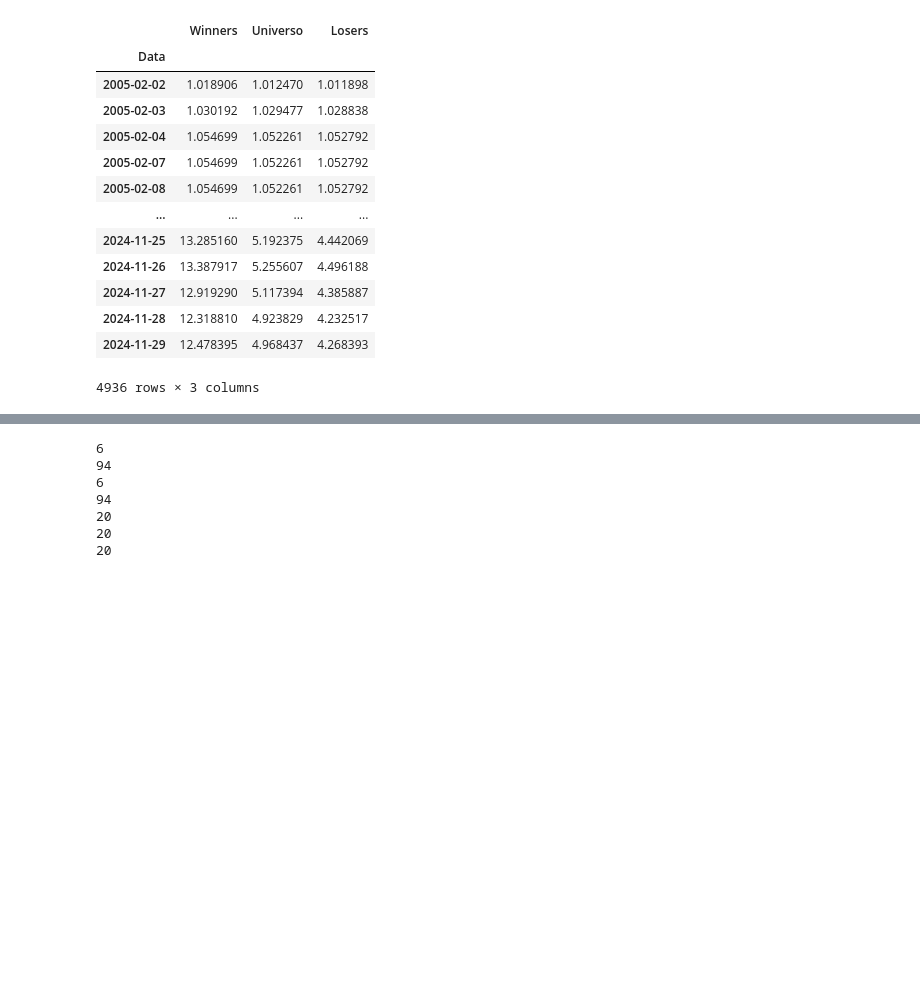
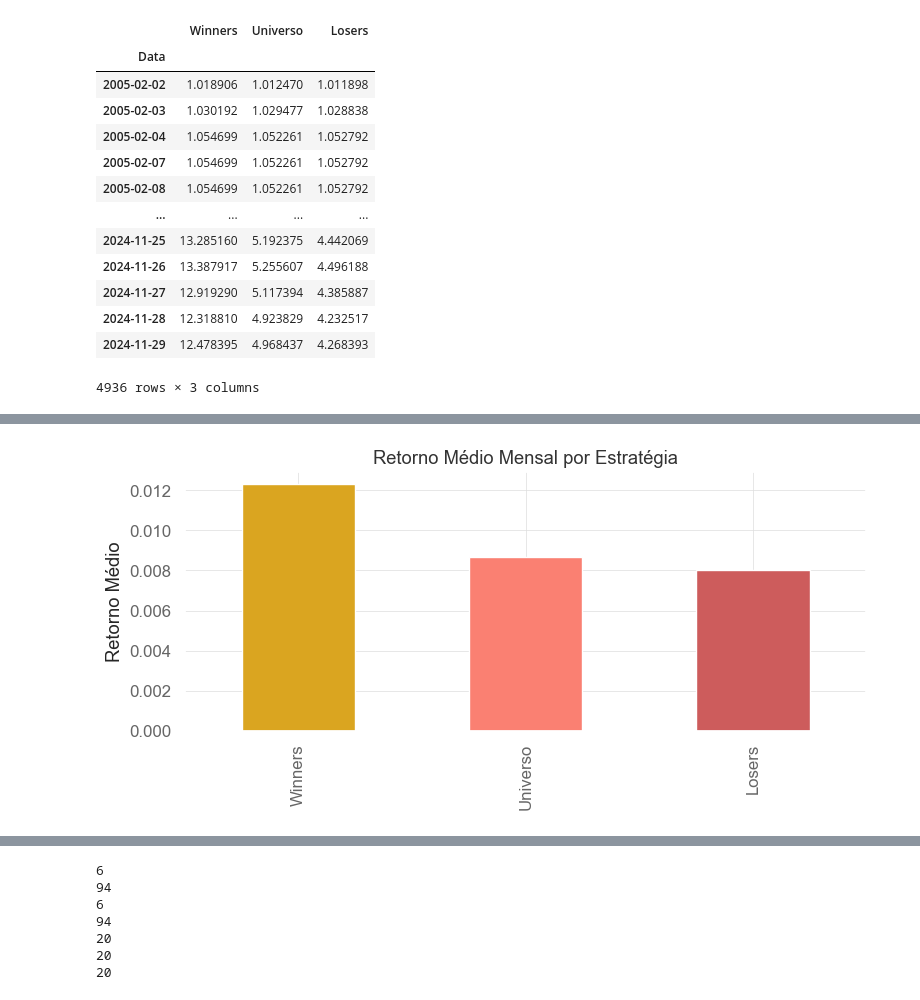
Before and after one commit to fefebiru/IQF-Grupo2, a Jupyter notebook: teste1_copy.ipynb, the cells around one changed output, grey strips where cells are left out. Saved outputs shown, nothing was run; the diff lists cells and outputs as text; code cells hidden in the pictures; blank space fills up the shorter version.

```diff
--- a/teste1_copy.ipynb
+++ b/teste1_copy.ipynb
@@ -332,0 +344,14 @@ ModuleNotFoundError: No module named 'pyfolio'
+# %%
+monthly_returns = returns.resample('M').last().pct_change().dropna()
+monthly_mean = monthly_returns.mean()
+
+
+plt.figure(figsize=(8, 4))
+monthly_mean.plot(kind='bar', color=['goldenrod', 'salmon', 'indianred'])
+plt.title('Retorno Médio Mensal por Estratégia')
+plt.ylabel('Retorno Médio')
+plt.grid(True, axis='y')
+plt.tight_layout()
+plt.show()
+# %% [output]
+[figure, added]
```
Also changed, not shown: parts of 14 cells of this notebook, 1 other file.
